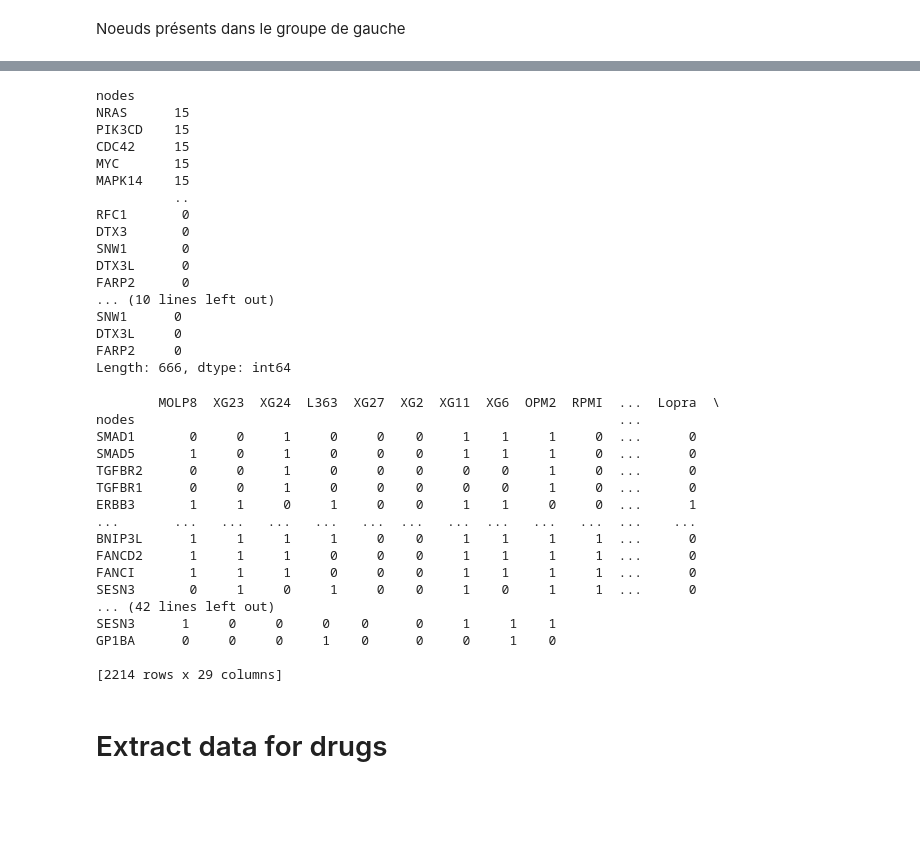
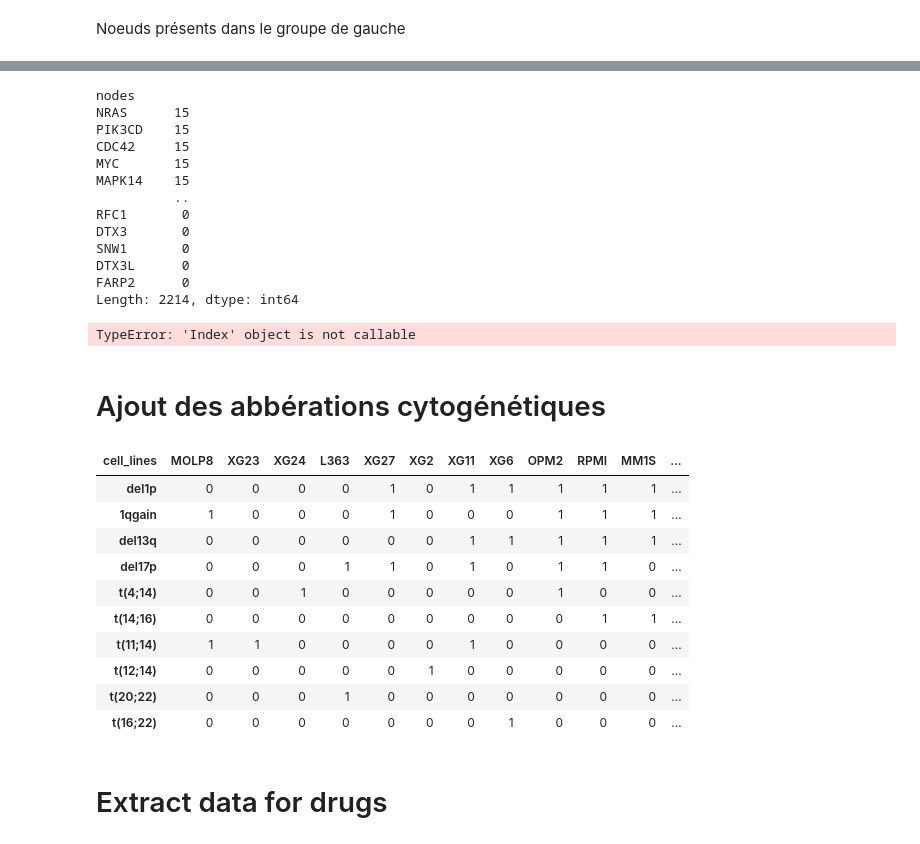
Before and after one commit to mbuffard/Projet_myelome, a Jupyter notebook: analyse_networks.ipynb, the cells around one changed output, grey strips where cells are left out. Drawn from its saved outputs; the diff is of its cells as text; code cells hidden in the pictures; blank space fills up the shorter version.

```diff
--- a/analyse_networks.ipynb
+++ b/analyse_networks.ipynb
@@ -192,13 +222,6 @@ AKT1      14
 PIK3R3    14
 Length: 209, dtype: int64
 # %%
-
-df_droite=df_clust1.loc[:,'XG1':'XG7']
-nb_occ_droite=df_droite.sum(axis=1).sort_values(ascending=False)
-print(nb_occ_droite)
-nodes_droite=nb_occ_droite[nb_occ_droite==0]
-nodes_droite.to_csv('droite_present_nodes.csv')
-print(nodes_droite)
 # %% [output]
 nodes
 NRAS      15
@@ -212,35 +235,46 @@ DTX3       0
 SNW1       0
 DTX3L      0
 FARP2      0
-... (10 lines left out)
-SNW1      0
-DTX3L     0
-FARP2     0
-Length: 666, dtype: int64
+Length: 2214, dtype: int64
+TypeError: 'Index' object is not callable
 # %%
 hierachic_cluster.dendrogram_col.reordered_ind
 df_clust=hierachic_cluster.data2d
-print(df_clust)
-# %% [output]
-        MOLP8  XG23  XG24  L363  XG27  XG2  XG11  XG6  OPM2  RPMI  ...  Lopra  \
-nodes                                                              ...
-SMAD1       0     0     1     0     0    0     1    1     1     0  ...      0
-SMAD5       1     0     1     0     0    0     1    1     1     0  ...      0
-TGFBR2      0     0     1     0     0    0     0    0     1     0  ...      0
-TGFBR1      0     0     1     0     0    0     0    0     1     0  ...      0
-ERBB3       1     1     0     1     0    0     1    1     0     0  ...      1
-...       ...   ...   ...   ...   ...  ...   ...  ...   ...   ...  ...    ...
-BNIP3L      1     1     1     1     0    0     1    1     1     1  ...      0
-FANCD2      1     1     1     0     0    0     1    1     1     1  ...      0
-FANCI       1     1     1     0     0    0     1    1     1     1  ...      0
-SESN3       0     1     0     1     0    0     1    0     1     1  ...      0
-... (42 lines left out)
-SESN3      1     0     0     0    0      0     1     1    1
-GP1BA      0     0     0     1    0      0     0     1    0
-
-[2214 rows x 29 columns]
 # %%
 df3[df3["occurence"] <2].to_csv('unique_nodes.csv')
+# %% [markdown]
+<h1>Ajout des abbérations cytogénétiques</h1>
+# %%
+df_cyto=pd.read_csv('/home/buffard/code/Cytogenetic/cytogenetic_aberration.csv',sep='\t')
+df_cyto.set_index('cell_lines',inplace=True)
+
+df_cyto=df_cyto.transpose()
+
+df_cyto=df_cyto[hierachic_cluster.data2d.columns]
+pd.options.display.max_columns=30
+
+pd.options.display.max_colwidth
+
+df_cyto
+
+
+df_cyto=df_cyto.style.background_gradient()
+
+import dataframe_image as dfi
+dfi.export(df_cyto, 'df_styled.png')
+df_cyto
+# %% [output]
+| cell_lines | MOLP8 | XG23 | XG24 | L363 | XG27 | XG2 | XG11 | XG6 | OPM2 | RPMI | MM1S | ... |
+| del1p | 0 | 0 | 0 | 0 | 1 | 0 | 1 | 1 | 1 | 1 | 1 | ... |
+| 1qgain | 1 | 0 | 0 | 0 | 1 | 0 | 0 | 0 | 1 | 1 | 1 | ... |
+| del13q | 0 | 0 | 0 | 0 | 0 | 0 | 1 | 1 | 1 | 1 | 1 | ... |
+| del17p | 0 | 0 | 0 | 1 | 1 | 0 | 1 | 0 | 1 | 1 | 0 | ... |
+| t(4;14) | 0 | 0 | 1 | 0 | 0 | 0 | 0 | 0 | 1 | 0 | 0 | ... |
+| t(14;16) | 0 | 0 | 0 | 0 | 0 | 0 | 0 | 0 | 0 | 1 | 1 | ... |
+| t(11;14) | 1 | 1 | 0 | 0 | 0 | 0 | 1 | 0 | 0 | 0 | 0 | ... |
+| t(12;14) | 0 | 0 | 0 | 0 | 0 | 1 | 0 | 0 | 0 | 0 | 0 | ... |
+| t(20;22) | 0 | 0 | 0 | 1 | 0 | 0 | 0 | 0 | 0 | 0 | 0 | ... |
+| t(16;22) | 0 | 0 | 0 | 0 | 0 | 0 | 0 | 1 | 0 | 0 | 0 | ... |
 # %% [markdown]
 <h1>Extract data for drugs</h1>
 # %%
```
Also changed, not shown: parts of 15 cells of this notebook.
